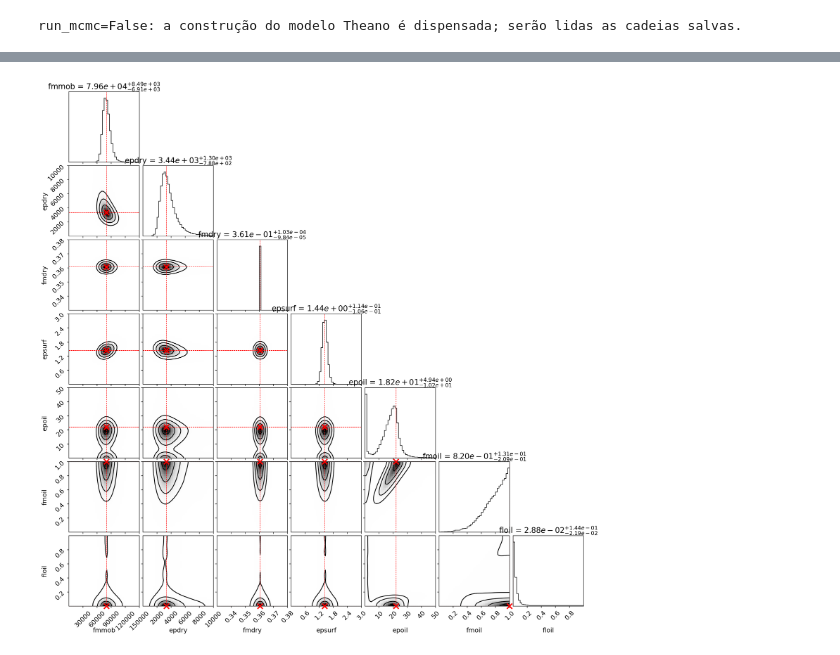
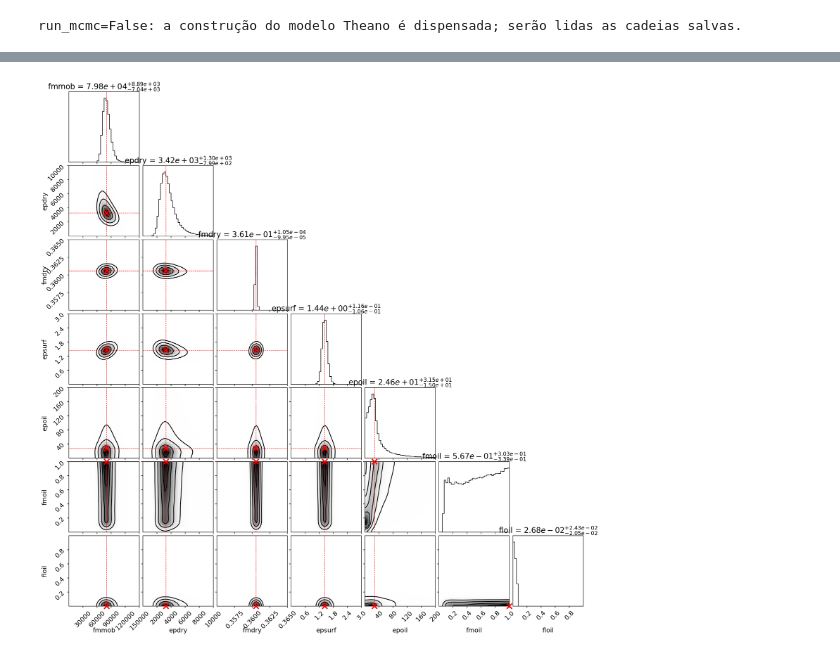
Before and after one commit to UnderMou/inverseFoam, a Jupyter notebook: experiments/Vieira2024_v2/11_inference.ipynb, the cells around one changed output, grey strips where cells are left out. Drawn from its saved outputs; the diff is of its cells as text; code cells hidden in the pictures.

```diff
--- a/experiments/Vieira2024_v2/11_inference.ipynb
+++ b/experiments/Vieira2024_v2/11_inference.ipynb
@@ -194,7 +206,7 @@ bounds = {
     "epdry": (10, 1e4),
     "fmdry": (inputs["relPerm"]["swc"], 1 - inputs["relPerm"]["swc"]),
     "epsurf": (1e-3, 10),
-    "epoil": (1e-3, 100),
+    "epoil": (1e-3, 200),
     "floil": (0, 1-SAT_EPS),
     "qoil": [SAT_EPS, 1.]
 }
@@ -215,6 +227,10 @@ display(pd.DataFrame({"variance": variance_names,
     "prior_log_variance_std": NOISE_LOG_VARIANCE_STD}))
 
 # data for pymc3 model
+
+oil_weights = np.ones_like(mu_oil_obs)
+oil_weights[0] = 5.0
+
 transformed_mu_obs = np.sqrt(point_weights)*mu_obs/mu_scale
 # transformed_oil_obs = np.r_[mu_oil_obs/mu_oil_scale, fg_oil_obs]
 transformed_oil_obs = mu_oil_obs / mu_oil_scale
@@ -270,8 +286,10 @@ if run_mcmc:
         sigma_oil = pm.Deterministic("sigma_oil", tt.sqrt(variance_oil))
         pm.Normal("Y_viscosity", mu=th_viscosity_model(x[:4]), sigma=sigma_surf,
                   observed=transformed_mu_obs)
-        pm.Normal("Y_oil", mu=th_oil_model(x), sigma=sigma_oil,
-                  observed=transformed_oil_obs)
+        # pm.Normal("Y_oil", mu=th_oil_model(x), sigma=sigma_oil,
+        #           observed=transformed_oil_obs)
+        pm.Normal("Y_oil", mu=th_oil_model(x), sigma=sigma_oil / np.sqrt(oil_weights),
+                          observed=transformed_oil_obs)
 
     print("Log-probabilidade inicial por variável:")
     display(basic_model.check_test_point())
@@ -392,15 +410,18 @@ display(Image(filename=str(OUTPUT_DIR / "mcmc_traces.png")))
 # %%
-least_square_estimate = {'fmmob': 80054.1057336159,
- 'epdry': 3335.439239401024,
- 'fmdry': 0.3605541927132576,
- 'epsurf': 1.4381204318586451,
- 'epoil': 22.04220808350436,
- 'fmoil': 0.9999999999998396,
- 'floil': 2.6786989552594567e-25,
+least_square_estimate = {
+ 'fmmob': 80731.23006456341,
+ 'epdry': 3277.0574472375706,
+ 'fmdry': 0.36056166721172056,
+ 'epsurf': 1.444927194428836,
+ 'epoil': 27.775129765386055,
+ 'fmoil': 0.9999999999999998,
+ 'floil': 2.2572117848776414e-29,
  'fmsurf': 2500}
 # %%
 import corner
 import numpy as np
+
+%matplotlib qt
 
 plt.rcParams.update({'font.size': 13})
 
@@ -408,9 +429,9 @@ plt.rcParams.update({'font.size': 13})
 parameter_limits = {
     "fmmob": (0, 1.5e5),
     "epdry": (0, 1e4),
-    "fmdry": (0.33, 0.38),
+    "fmdry": (0.355, 0.365),
     "epsurf": (1e-3, 3),
-    "epoil": (1e-3, 50),
+    "epoil": (1e-3, 200),
     "floil": (0, 1-SAT_EPS),
     "fmoil": [SAT_EPS, 1.]
 }
@@ -421,32 +442,34 @@ for name in foam_names:
         xmin, xmax = parameter_limits[name]
         axis_ranges.append((float(xmin), float(xmax)))
     else:
         q_lo, q_hi = np.quantile(posterior_df[name].to_numpy(), [0.05, 0.95])
         axis_ranges.append((float(q_lo), float(q_hi)))
 
 fig = corner.corner(
     posterior_df[foam_names].to_numpy(),
     labels=foam_names,
     bins=40,
     range=axis_ranges,
     show_titles=True,
     title_fmt=".2e",
     plot_datapoints=False,
     smooth=2,
 )
 # Marca a estimativa de mínimos quadrados na mesma ordem dos eixos.
 least_square_point = np.array([least_square_estimate[name] for name in foam_names])
 corner.overplot_lines(
     fig, least_square_point, color="red", linestyle="--", linewidth=0.8,
 )
 corner.overplot_points(
     fig, least_square_point[None, :],
     marker="x", color="red", markersize=11, markeredgewidth=2.5,
     zorder=10, clip_on=False,
 )
 fig.savefig(OUTPUT_DIR / "mcmc_corner.pdf", bbox_inches="tight")
 fig.savefig(OUTPUT_DIR / "mcmc_corner.png", dpi=160, bbox_inches="tight")
-plt.close(fig)
+# plt.close(fig)
 display(Image(filename=str(OUTPUT_DIR / "mcmc_corner.png")))
+plt.show()
+# %matplotlib inline
 # %% [output]
-[figure, old version]
+[figure, new version]
```
Also changed, not shown: parts of 10 cells of this notebook, 1 other file.
